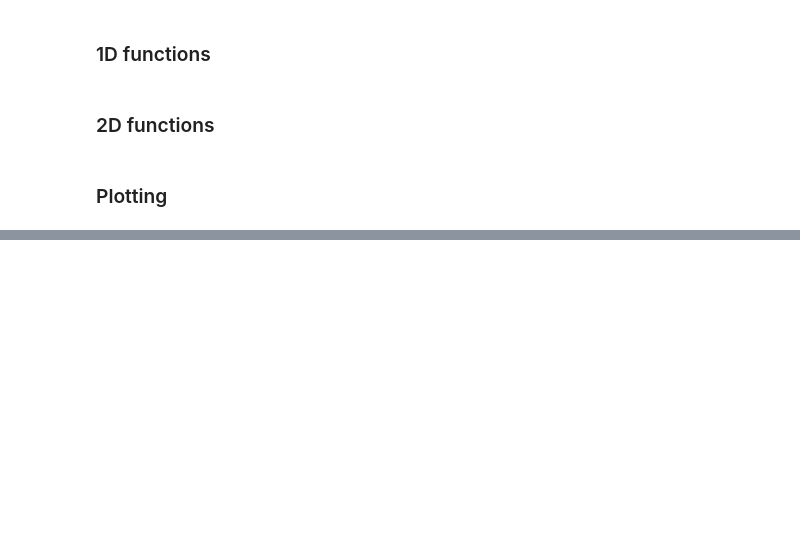
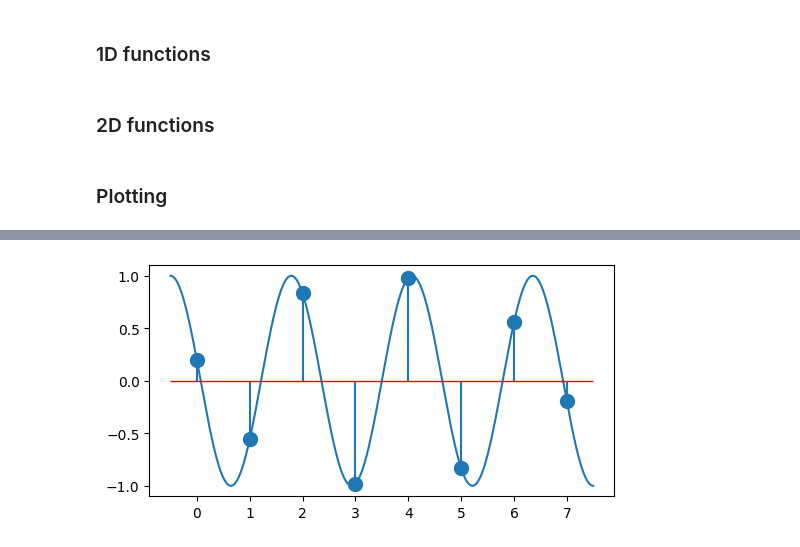
Before and after one commit to LeonardoDiCodeo/dct, a Jupyter notebook: DCT.ipynb, the cells around one changed output, grey strips where cells are left out. Drawn from its saved outputs; the diff is of its cells as text; code cells hidden in the pictures; blank space fills up the shorter version.

Commit message:
added stem plot

```diff
--- a/DCT.ipynb
+++ b/DCT.ipynb
@@ -126,6 +126,23 @@ def readimggray(path):
 # %% [markdown]
 ### Plotting
 # %%
+def plotCosStem(N, k):
+    fig, ax = plt.subplots(figsize=(6,3))
+
+    # Data for the cosine function
+    n = np.linspace(0, N-1, N)  # Discrete positions for the stem plot
+    ys = np.cos(((2 * n + 1) * k * np.pi) / (2 * N))
+    x = np.linspace(-1/2, N-1/2, 1024)  # Smooth x for the cosine function
+    y = np.cos(((2 * x + 1) * k * np.pi) / (2 * N))
+    # Plot the smooth cosine function
+    ax.plot(x, y)
+    # Plot the stem plot
+    container = ax.stem(n, ys, basefmt=" ")  # Remove default baseline
+    container.markerline.set_markersize(10)
+    # Draw an extended baseline
+    ax.hlines(y=0, xmin=-1/2, xmax=N-1/2, color='red', linestyle='-', linewidth=1)
+    plt.show()
+
 def plotSimpleCos(k,path):
     fig, ax = plt.subplots(figsize=(3, 3))
     plt.setp(ax.spines.values(), linewidth=3)
@@ -515,0 +515,4 @@ print(mse)
+# %%
+plotCosStem(8,7)
+# %% [output]
+[figure, added]
```
Also changed, not shown: parts of 2 cells of this notebook.
